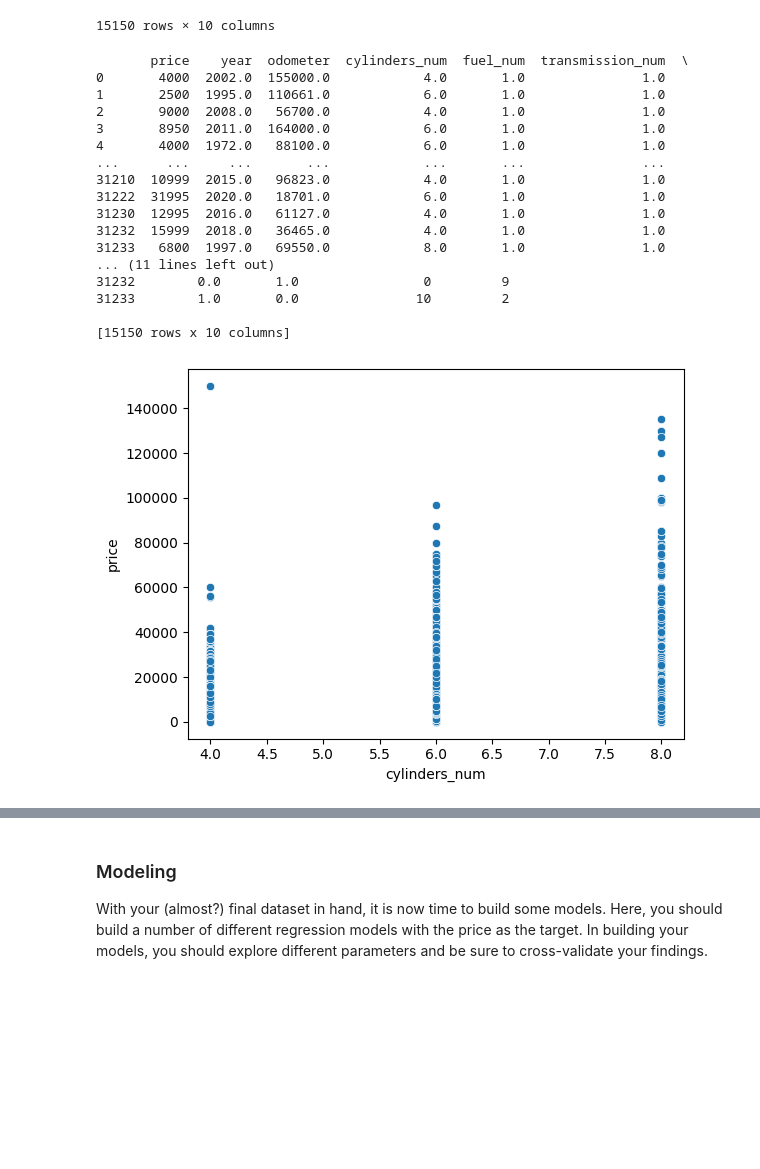
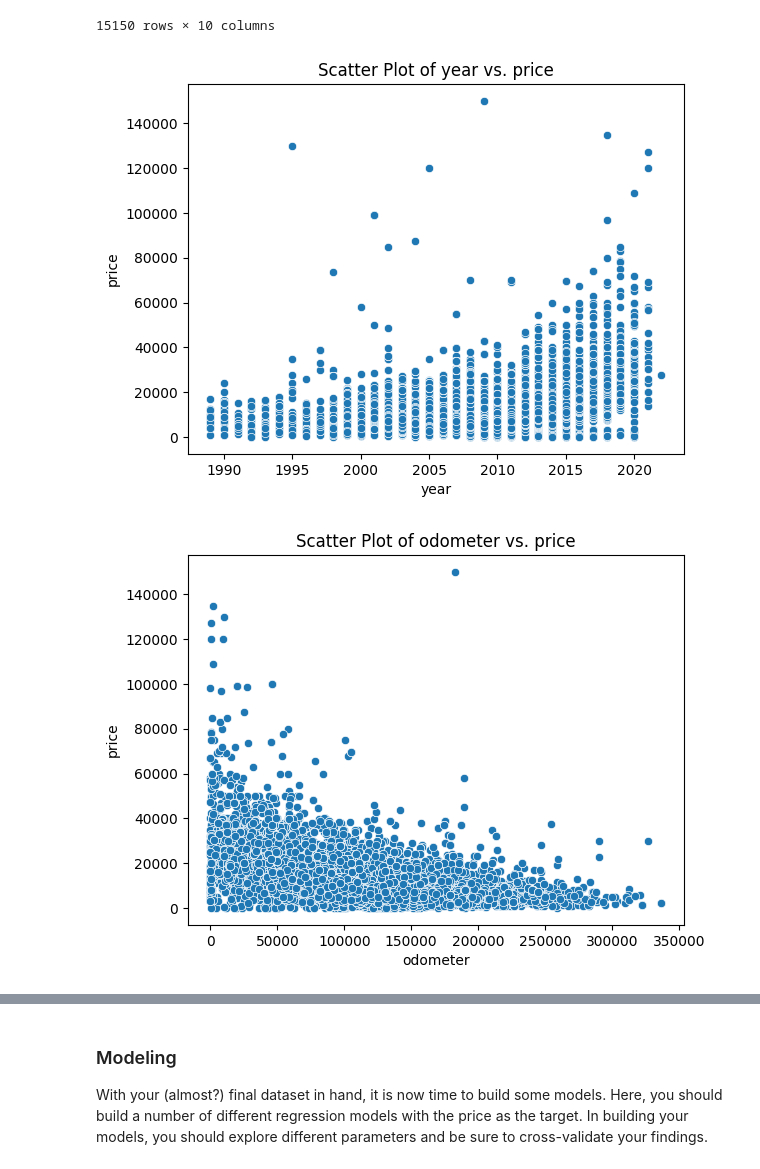
Before and after one commit to sandrayu49/Berkeley_AI_Module11_UsedCar_Price_Analysis, a Jupyter notebook: prompt_II.ipynb, the cells around one changed output, grey strips where cells are left out. Drawn from its saved outputs; the diff is of its cells as text; code cells hidden in the pictures; blank space fills up the shorter version.

Commit message:
Modify models and provide more visualization.

```diff
--- a/prompt_II.ipynb
+++ b/prompt_II.ipynb
@@ -72,8 +96,10 @@ memory usage: 58.6+ MB
 
 After our initial exploration and fine-tuning of the business understanding, it is time to construct our final dataset prior to modeling.  Here, we want to make sure to handle any integrity issues and cleaning, the engineering of new features, any transformations that we believe should happen (scaling, logarithms, normalization, etc.), and general preparation for modeling with `sklearn`.
 # %%
-data_cleaned = data.dropna()
-data_filtered = data_cleaned.query('price > 0 and title_status == "clean" and cylinders != "other"')
+data_raw_cleaned = data.dropna()
+data_filtered = data_raw_cleaned.query(
+    'price > 0 and title_status == "clean" and cylinders != "other"'
+)
 data_trunc = data_filtered.drop(columns=['id', 'region', 'manufacturer', 'model', 'condition', 'title_status', 'VIN', 'state']).reset_index(drop=True)
 data_trunc
 # %% [output]
@@ -108,8 +134,8 @@ size_mapping = {"full-size": 2, "mid-size": 1, "compact": 0}
 
 data_trunc['cylinders_num'] = data_trunc['cylinders'].map(cylinder_mapping)
 data_trunc['fuel_num'] = data_trunc['fuel'].map(fuel_mapping)
-data_trunc['transmission_num'] = data_drop['transmission'].map(transmission_mapping)
-data_trunc['drive_num'] = data_drop['drive'].map(drive_mapping)
+data_trunc['transmission_num'] = data_trunc['transmission'].map(transmission_mapping)
+data_trunc['drive_num'] = data_trunc['drive'].map(drive_mapping)
 data_trunc['size_num'] = data_trunc['size'].map(size_mapping)
 
 data_trunc['paint_color_num'] = data_trunc['paint_color'].astype('category').cat.codes
@@ -135,32 +161,18 @@ data_cleaned
 # %%
 def plot_scatter(df: pd.DataFrame, x: str, y: str = 'price'):
   Q1 = df[x].quantile(0.15)
   Q3 = df[x].quantile(0.85)
   IQR = Q3 - Q1
   lower_bound = Q1 - 1.5 * IQR
   upper_bound = Q3 + 1.5 * IQR
 
   df_no_outliers_iqr = df[(df[x] >= lower_bound) & (df[x] <= upper_bound)]
-  print(df_no_outliers_iqr)
   sns.scatterplot(data=df_no_outliers_iqr, x=x, y=y)
+  plt.title(f'Scatter Plot of {x} vs. {y}')
+  plt.show()
 
-plot_scatter(df=data_cleaned, x='cylinders_num')
+for coln in ['year','odometer']:
+  plot_scatter(df=data_cleaned, x=coln)
 # %% [output]
-       price    year  odometer  cylinders_num  fuel_num  transmission_num  \
-0       4000  2002.0  155000.0            4.0       1.0               1.0
-1       2500  1995.0  110661.0            6.0       1.0               1.0
-2       9000  2008.0   56700.0            4.0       1.0               1.0
-3       8950  2011.0  164000.0            6.0       1.0               1.0
-4       4000  1972.0   88100.0            6.0       1.0               1.0
-...      ...     ...       ...            ...       ...               ...
-31210  10999  2015.0   96823.0            4.0       1.0               1.0
-31222  31995  2020.0   18701.0            6.0       1.0               1.0
-31230  12995  2016.0   61127.0            4.0       1.0               1.0
-31232  15999  2018.0   36465.0            4.0       1.0               1.0
-31233   6800  1997.0   69550.0            8.0       1.0               1.0
-... (11 lines left out)
-31232        0.0       1.0                0         9
-31233        1.0       0.0               10         2
-
-[15150 rows x 10 columns]
-[figure, old version]
+[figure, new version]
+[figure, added]
```
Also changed, not shown: parts of 18 cells of this notebook.
